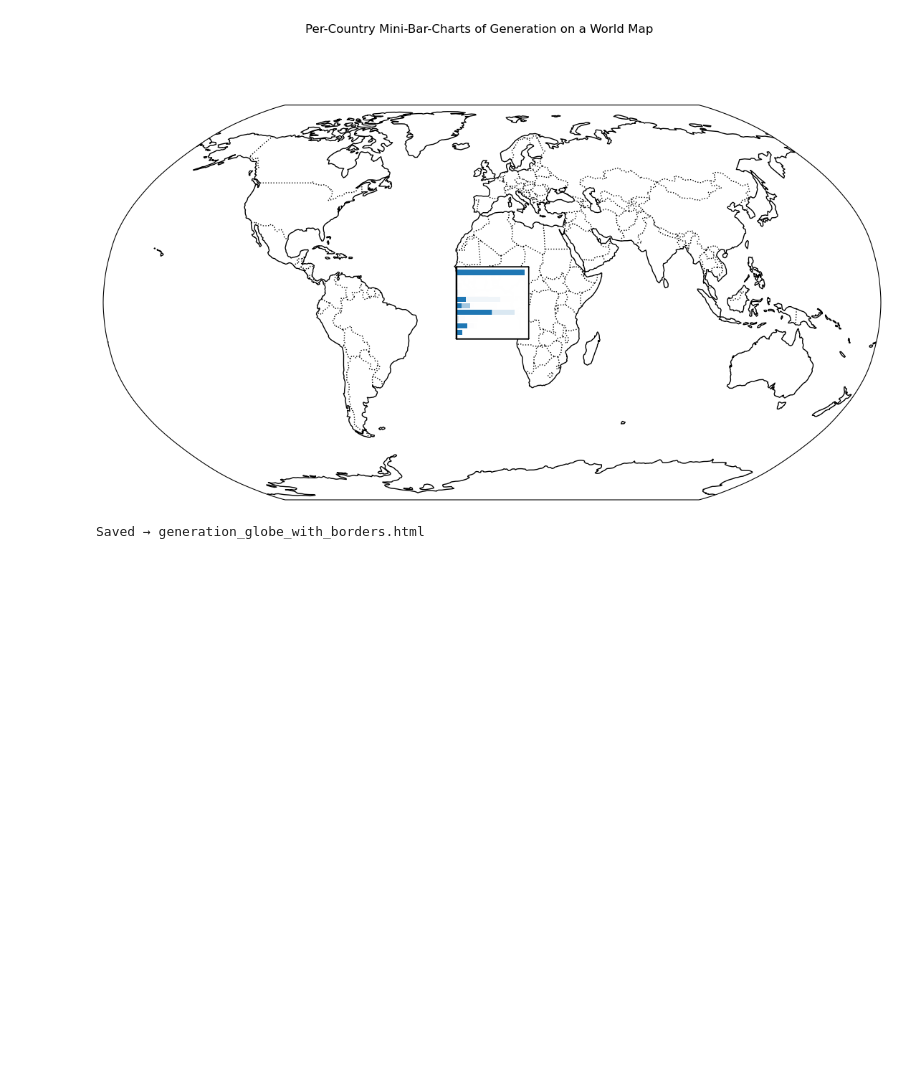
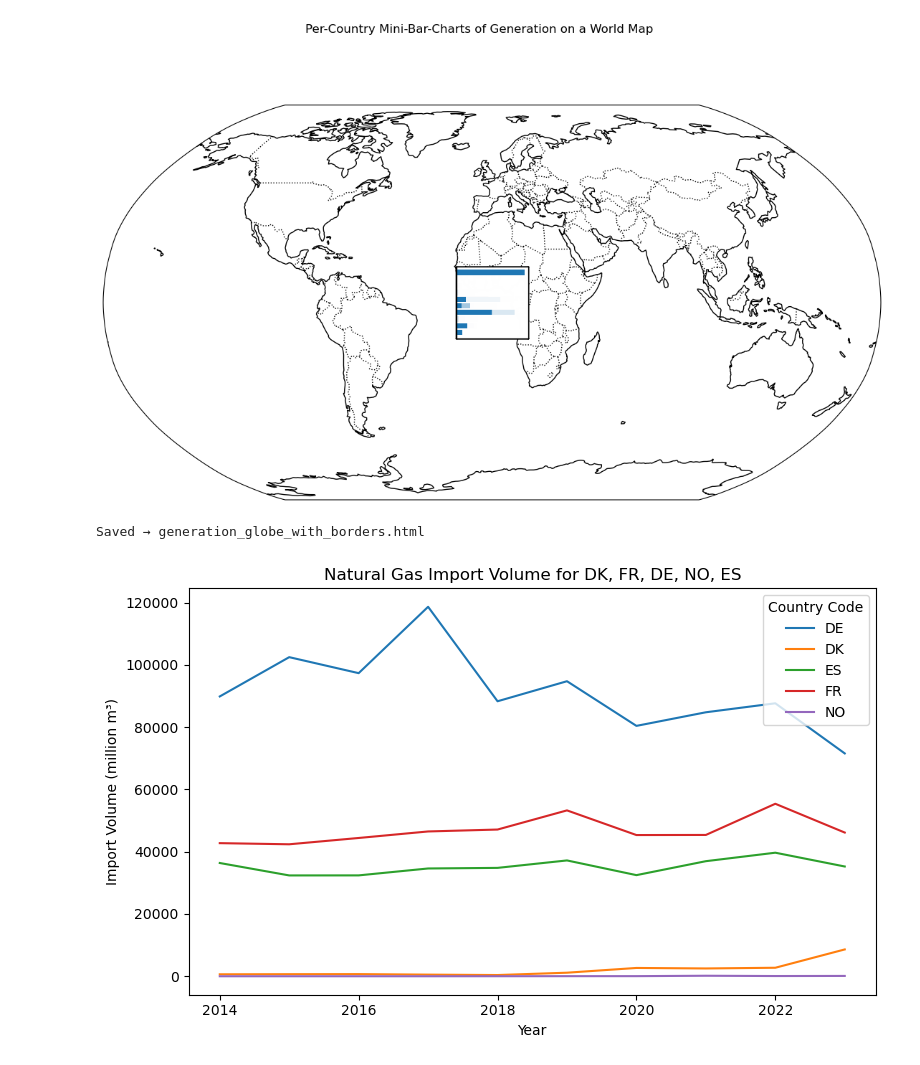
Before and after one commit to bjarturingvason/Nordea-case-ATA, a Jupyter notebook: By_country.ipynb, the cells around one changed output. Cells and saved outputs as stored; diff of their text form; code cells hidden in the pictures; blank space fills up the shorter version.

```diff
--- a/By_country.ipynb
+++ b/By_country.ipynb
@@ -753,3 +728,32 @@ fig.write_html("generation_globe_with_borders.html")  # standalone file
 print("Saved → generation_globe_with_borders.html")
 # %% [output]
 Saved → generation_globe_with_borders.html
+# %%
+import pandas as pd
+import matplotlib.pyplot as plt
+
+# Load the trimmed data
+df = pd.read_csv('Data/Gas_import_trimmed.csv')
+
+# Select the five country codes of interest
+country_codes = ['DK', 'FR', 'DE', 'NO', 'ES']
+df_sel = df[df['reporter'].isin(country_codes)]
+
+# Aggregate import volumes by country code and year
+df_group = df_sel.groupby(['reporter', 'year'])['volume_mio_m3'].sum().reset_index()
+
+# Pivot for plotting
+pivot = df_group.pivot(index='year', columns='reporter', values='volume_mio_m3')
+
+# Plot
+plt.figure(figsize=(8, 5))
+for code in pivot.columns:
+    plt.plot(pivot.index, pivot[code], label=code)
+plt.xlabel('Year')
+plt.ylabel('Import Volume (million m³)')
+plt.title('Natural Gas Import Volume for DK, FR, DE, NO, ES')
+plt.legend(title='Country Code')
+plt.tight_layout()
+plt.show()
+# %% [output]
+[figure, added]
```
Also changed, not shown: parts of 8 cells of this notebook, 5 other files.
